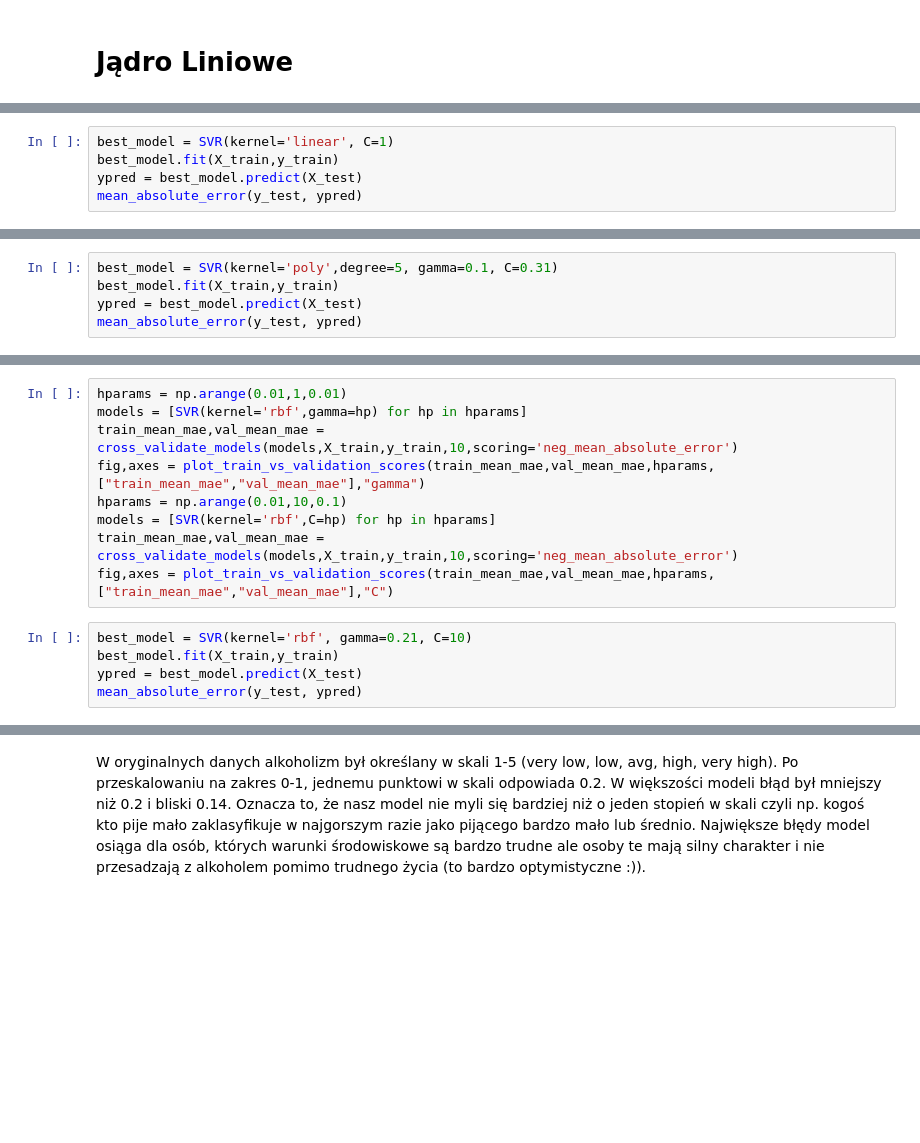
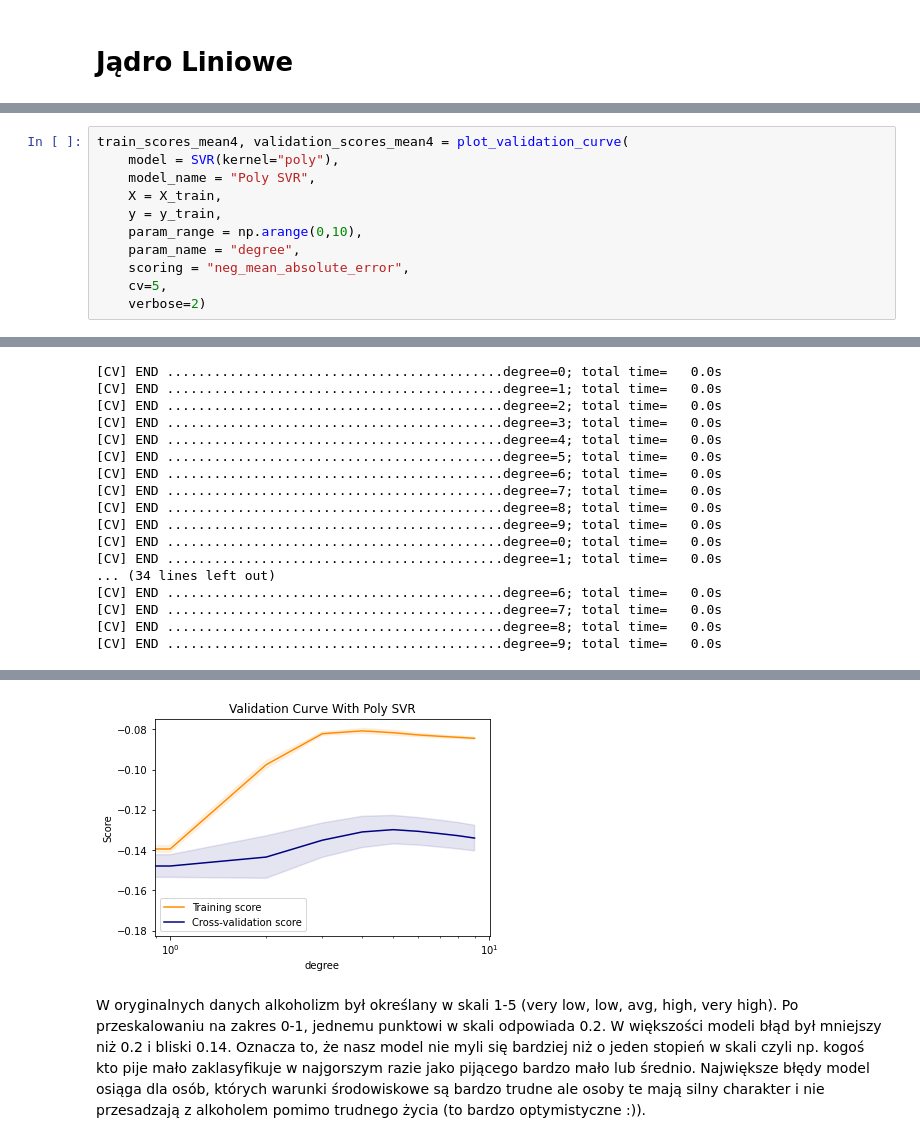
Before and after one commit to matlaczj/Predictive-Modeling-for-Student-Alcohol-Consumption, a Jupyter notebook: Projekt/projekt.ipynb, the cells around one changed output, grey strips where cells are left out. Saved outputs shown, nothing was run; the diff lists cells and outputs as text; blank space fills up the shorter version.

```diff
--- a/Projekt/projekt.ipynb
+++ b/Projekt/projekt.ipynb
@@ -202,5 +142,0 @@ fig,axes = plot_train_vs_validation_scores(train_mean_mae,val_mean_mae,hparams,[
-# %%
-best_model = SVR(kernel='linear', C=1)
-best_model.fit(X_train,y_train)
-ypred = best_model.predict(X_test)
-mean_absolute_error(y_test, ypred)
@@ -222,5 +142,0 @@ fig,axes = plot_train_vs_validation_scores(train_mean_mae,val_mean_mae,hparams,[
-# %%
-best_model = SVR(kernel='poly',degree=5, gamma=0.1, C=0.31)
-best_model.fit(X_train,y_train)
-ypred = best_model.predict(X_test)
-mean_absolute_error(y_test, ypred)
@@ -229,14 +143,12 @@ mean_absolute_error(y_test, ypred)
-# %%
-hparams = np.arange(0.01,1,0.01)
-models = [SVR(kernel='rbf',gamma=hp) for hp in hparams]
-train_mean_mae,val_mean_mae = cross_validate_models(models,X_train,y_train,10,scoring='neg_mean_absolute_error')
-fig,axes = plot_train_vs_validation_scores(train_mean_mae,val_mean_mae,hparams,["train_mean_mae","val_mean_mae"],"gamma")
-hparams = np.arange(0.01,10,0.1)
-models = [SVR(kernel='rbf',C=hp) for hp in hparams]
-train_mean_mae,val_mean_mae = cross_validate_models(models,X_train,y_train,10,scoring='neg_mean_absolute_error')
-fig,axes = plot_train_vs_validation_scores(train_mean_mae,val_mean_mae,hparams,["train_mean_mae","val_mean_mae"],"C")
-# %%
-best_model = SVR(kernel='rbf', gamma=0.21, C=10)
-best_model.fit(X_train,y_train)
-ypred = best_model.predict(X_test)
-mean_absolute_error(y_test, ypred)
+# %%
+train_scores_mean4, validation_scores_mean4 = plot_validation_curve(
+    model = SVR(kernel="poly"),
+    model_name = "Poly SVR",
+    X = X_train,
+    y = y_train,
+    param_range = np.arange(0,10),
+    param_name = "degree",
+    scoring = "neg_mean_absolute_error",
+    cv=5,
+    verbose=2)
+# %% [output]
@@ -242,0 +157,17 @@ mean_absolute_error(y_test, ypred)
+[CV] END ...........................................degree=0; total time=   0.0s
+[CV] END ...........................................degree=1; total time=   0.0s
+[CV] END ...........................................degree=2; total time=   0.0s
+[CV] END ...........................................degree=3; total time=   0.0s
+[CV] END ...........................................degree=4; total time=   0.0s
+[CV] END ...........................................degree=5; total time=   0.0s
+[CV] END ...........................................degree=6; total time=   0.0s
+[CV] END ...........................................degree=7; total time=   0.0s
+[CV] END ...........................................degree=8; total time=   0.0s
+[CV] END ...........................................degree=9; total time=   0.0s
+[CV] END ...........................................degree=0; total time=   0.0s
+[CV] END ...........................................degree=1; total time=   0.0s
+... (34 lines left out)
+[CV] END ...........................................degree=6; total time=   0.0s
+[CV] END ...........................................degree=7; total time=   0.0s
+[CV] END ...........................................degree=8; total time=   0.0s
+[CV] END ...........................................degree=9; total time=   0.0s
@@ -243,2 +175,3 @@ mean_absolute_error(y_test, ypred)
+[figure, added]
 # %% [markdown]
 W oryginalnych danych alkoholizm był określany w skali 1-5 (very low, low, avg, high, very high). Po przeskalowaniu na zakres 0-1, jednemu punktowi w skali odpowiada 0.2. W większości modeli błąd był mniejszy niż 0.2 i bliski 0.14. Oznacza to, że nasz model nie myli się bardziej niż o jeden stopień w skali czyli np. kogoś kto pije mało zaklasyfikuje w najgorszym razie jako pijącego bardzo mało lub średnio. Największe błędy model osiąga dla osób, których warunki środowiskowe są bardzo trudne ale osoby te mają silny charakter i nie przesadzają z alkoholem pomimo trudnego życia (to bardzo optymistyczne :)).
```
Also changed, not shown: parts of 20 cells of this notebook, 1 other file.
